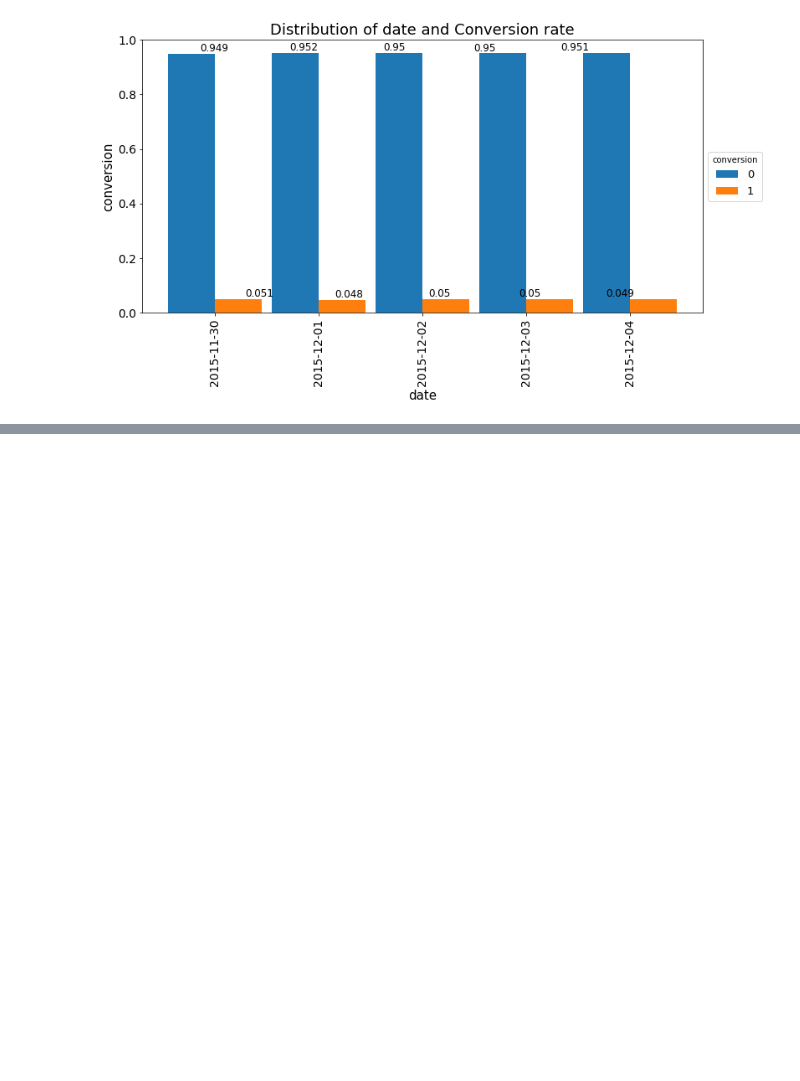
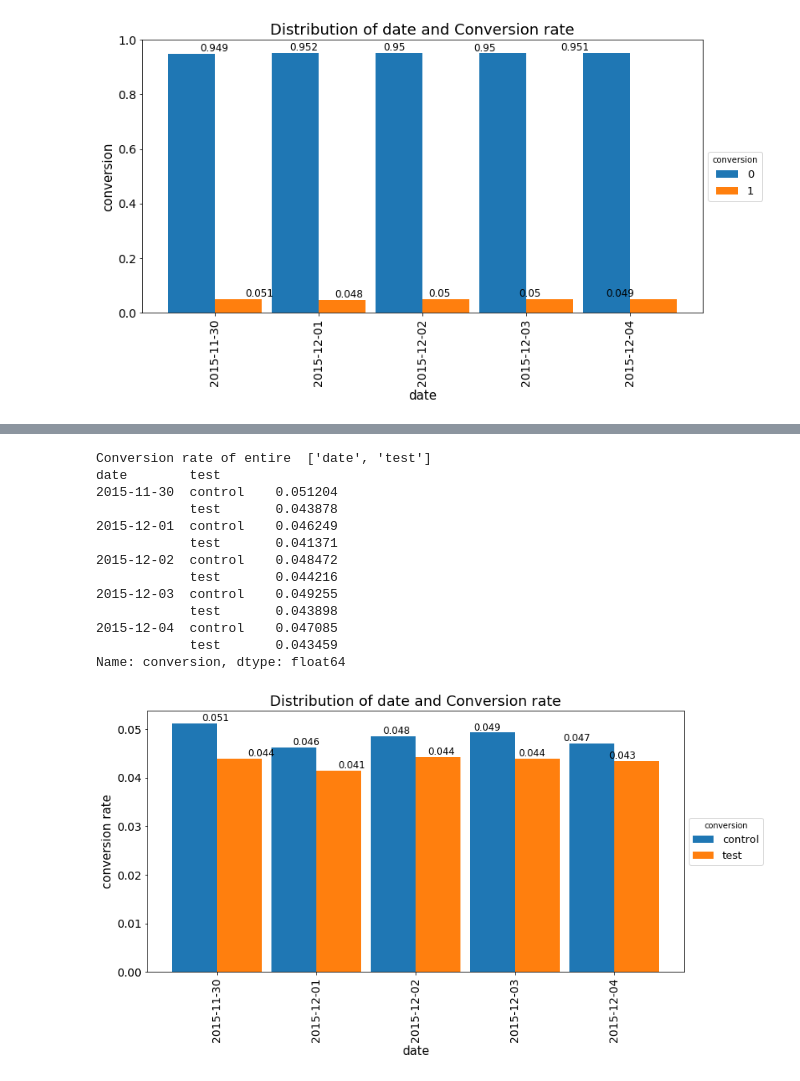
Before and after one commit to joyceft/TakeHomeDataChallenge, a Jupyter notebook: ABTesting/Spanish_ABtesting.ipynb, the cells around one changed output, grey strips where cells are left out. Saved outputs shown, nothing was run; the diff lists cells and outputs as text; code cells hidden in the pictures; blank space fills up the shorter version.

```diff
--- a/ABTesting/Spanish_ABtesting.ipynb
+++ b/ABTesting/Spanish_ABtesting.ipynb
@@ -261,7 +275,3 @@ def confirm_result(df, var):
     print((df.groupby([var])['conversion'].value_counts()/df[var].count()).head())
     print('Conversion rate of each value in', var)
     print((df.groupby([var])['conversion'].value_counts()/(df.groupby([var])['conversion'].count())).head())
-# %%
-for i,v in enumerate(test_user.groupby('test')['conversion'].value_counts()):
-    print(i)
-    print(v)
@@ -400,0 +419,3 @@ Name: conversion, dtype: float64
+# %%
+data_new = test_user[test_user.country !='Spain']
+print(test_user.shape[0], data_new.shape[0])
@@ -400,0 +454,20 @@ Name: conversion, dtype: float64
+# %%
+def confirm_result_new(df, var):
+    fig = plt.figure(figsize = (12,6))
+    ax = fig.add_subplot(111)
+    g = df.groupby(var)['conversion'].mean()
+    gb = g.unstack()
+    gb.plot(kind = 'bar', ax = ax, width = 0.9)
+    plt.title('Distribution of ' + var[0] + ' and Conversion rate', fontsize = 18)
+    plt.xlabel(var[0], fontsize = 15)
+    plt.xticks(rotation = 'vertical')
+    plt.ylabel('conversion rate', fontsize = 15)
+    plt.xticks(fontsize = 14)
+    plt.yticks(fontsize = 14)
+    plt.legend(title = 'conversion', loc='center left', bbox_to_anchor=(1, 0.5), fontsize = 13)
+    for i,v in enumerate(g):
+        ax.text(i/2.2-0.01,v, round(v, 3),ha='center', va='bottom', fontsize = 12)
+    print('Conversion rate of entire ', var)
+    print(df.groupby(var)['conversion'].mean())
+#    print('Conversion rate of each value in', var)
+#    print((df.groupby(var)['conversion'].value_counts()/(df.groupby([var])['conversion'].count())).head())
@@ -400,0 +489,17 @@ Name: conversion, dtype: float64
+# %%
+confirm_result_new(data_new, ['date', 'test'])
+# %% [output]
+Conversion rate of entire  ['date', 'test']
+date        test
+2015-11-30  control    0.051204
+            test       0.043878
+2015-12-01  control    0.046249
+            test       0.041371
+2015-12-02  control    0.048472
+            test       0.044216
+2015-12-03  control    0.049255
+            test       0.043898
+2015-12-04  control    0.047085
+            test       0.043459
+Name: conversion, dtype: float64
+[figure, added]
```
Also changed, not shown: parts of 24 cells of this notebook.
